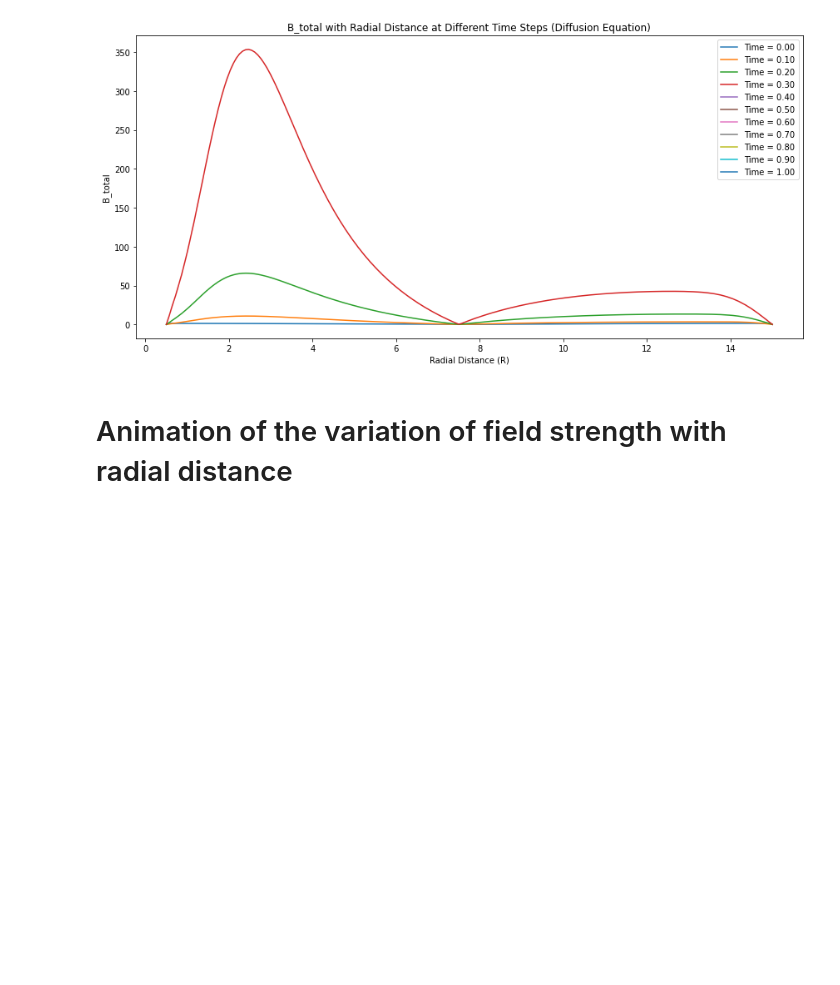
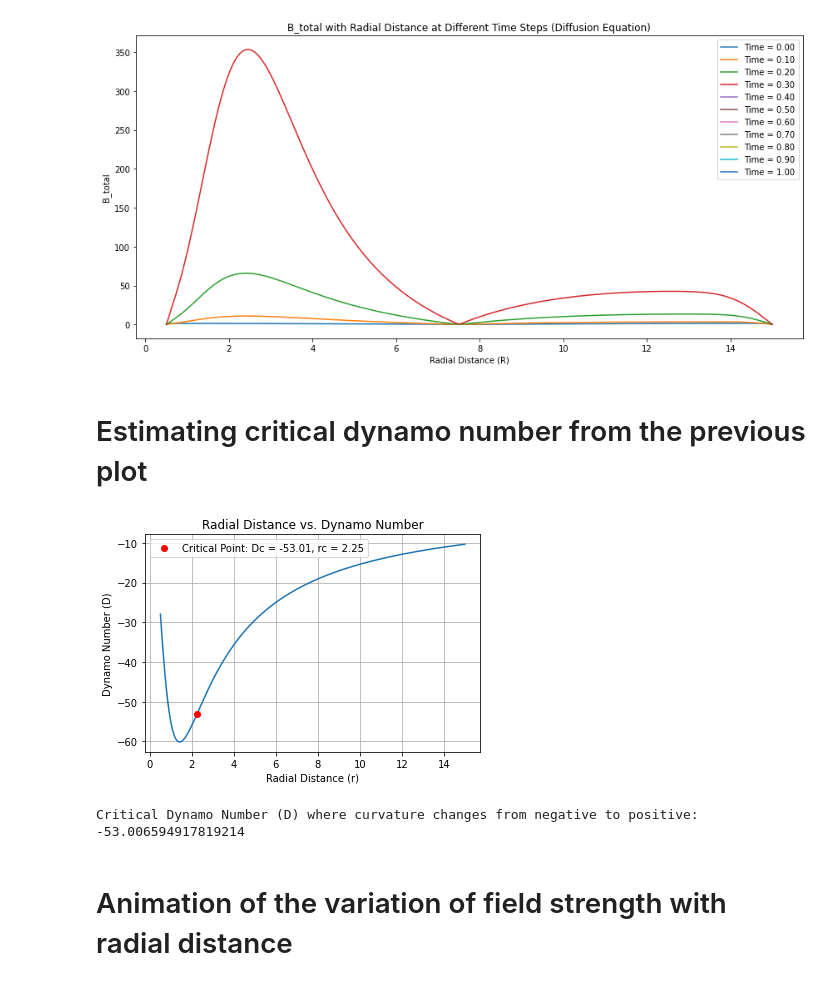
Before and after one commit to Ritabik/Galactic_Dynamo, a Jupyter notebook: Final_Project.ipynb, the cells around one changed output. Saved outputs shown, nothing was run; the diff lists cells and outputs as text; code cells hidden in the pictures; blank space fills up the shorter version.

```diff
--- a/Final_Project.ipynb
+++ b/Final_Project.ipynb
@@ -119,6 +120,62 @@ plt.show()
 [figure]
 [figure]
 [figure]
+# %% [markdown]
+# Estimating critical dynamo number from the previous plot
+# %%
+import numpy as np
+import matplotlib.pyplot as plt
+
+# Define parameters
+omega_0 = 250
+r_omega = 2
+alpha_0 = (omega_0 * (0.1)**2) / h
+
+# Initialize arrays to store r and D values
+r_values = []
+dynamo_values = []
+
+# Calculate dynamo values for each radial distance
+for i in range(len(R)):
+    # Calculate omega_critical
+    omega_critical = omega_0 / np.sqrt(1 + (R[i] / r_omega)**2)
+
+    # Calculate D
+    D = -alpha_0 * (R[i] / 1)**2 * (1 + (R[i] / 1)**2)**(-1) * (omega_0 / np.sqrt(1 + (R[i] / 1)**2)) * h**3 / (eta_t**2)
+
+    # Append values to arrays
+    r_values.append(R[i])
+    dynamo_values.append(D)
+
+# Convert to NumPy arrays
+r_values = np.array(r_values)
+dynamo_values = np.array(dynamo_values)
+
+# Plot r vs. D
+plt.plot(r_values, dynamo_values)
+plt.xlabel('Radial Distance (r)')
+plt.ylabel('Dynamo Number (D)')
+plt.title('Radial Distance vs. Dynamo Number')
+
+# Find the index where the curvature changes sign
+second_derivative = np.gradient(np.gradient(dynamo_values, r_values), r_values)
+inflection_points = np.where(np.diff(np.sign(second_derivative)))[0]
+
+# Find the D value where curvature changes from negative to positive
+if len(inflection_points) > 0:
+    critical_index = inflection_points[0]
+    critical_D = dynamo_values[critical_index]
+    critical_r = r_values[critical_index]
+    plt.plot(critical_r, critical_D, 'ro', label=f'Critical Point: Dc = {critical_D:.2f}, rc = {critical_r:.2f}')
+    plt.legend()
+    plt.grid()
+    plt.show()
+    print("Critical Dynamo Number (D) where curvature changes from negative to positive:", critical_D)
+else:
+    print("No change in curvature from negative to positive detected.")
+# %% [output]
+[figure, added]
+Critical Dynamo Number (D) where curvature changes from negative to positive: -53.006594917819214
 # %% [markdown]
 # Animation of the variation of field strength with radial distance
 # %%
```
Also changed, not shown: parts of 6 cells of this notebook.
